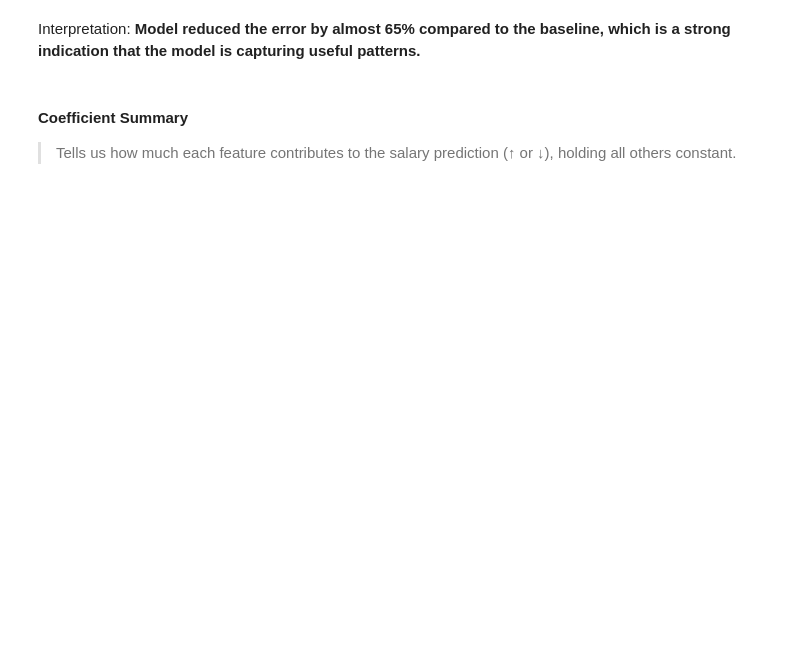
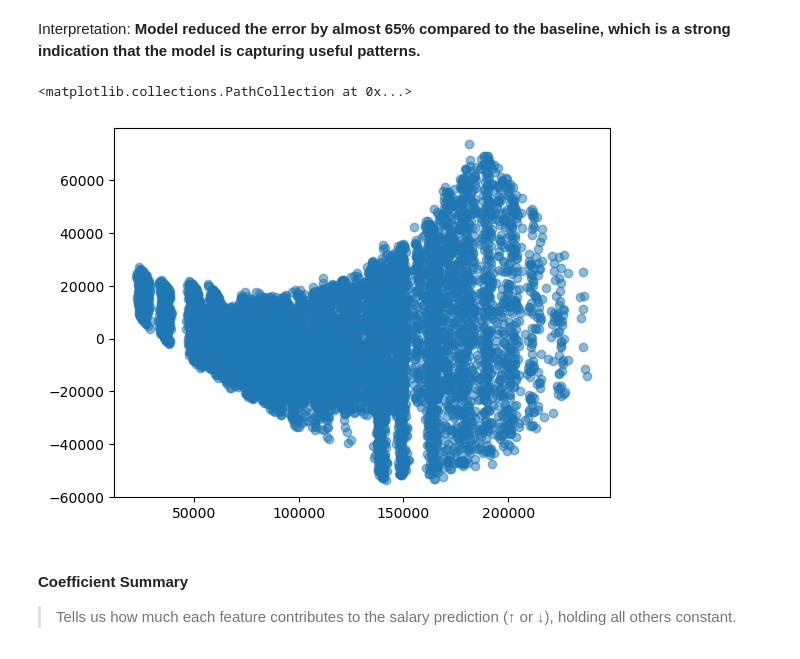
Before and after one commit to Sevenwings26/Global-AI-Job-Salary-Prediction-Using-Linear-Regression, a Jupyter notebook: ai_jobs_explore.ipynb, the cells around one changed output. Saved outputs shown, nothing was run; the diff lists cells and outputs as text; code cells hidden in the pictures; blank space fills up the shorter version.

```diff
--- a/ai_jobs_explore.ipynb
+++ b/ai_jobs_explore.ipynb
@@ -496,12 +524,16 @@ Error reduced by, 65.51%
 # %% [markdown]
 Interpretation: **Model reduced the error by almost 65% compared to the baseline, which is a strong indication that the model is capturing useful patterns.**
 # %%
-# # Residual Analysis:
-# residuals = y_train - y_pred_training
+# Residual Analysis:
+residuals = y_train - y_pred_training
 # plt.hist(residuals, bins=10)
+plt.scatter(y_pred_training, residuals, alpha=0.5)
 # plt.title("Training Residuals")
 # plt.xlabel("Error")
 # plt.ylabel("Frequency")
+# %% [output]
+<matplotlib.collections.PathCollection at 0x...>
+[figure, added]
 # %% [markdown]
 #### Coefficient Summary
 
```
Also changed, not shown: parts of 13 cells of this notebook, 3 other files.
